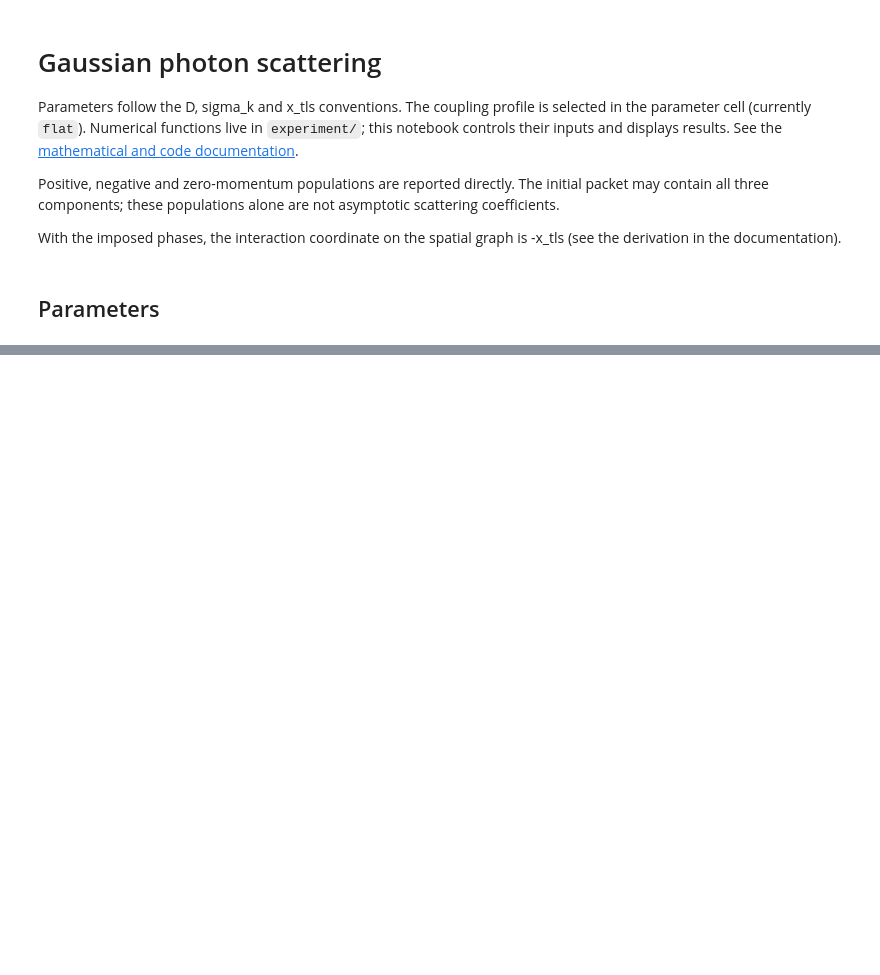
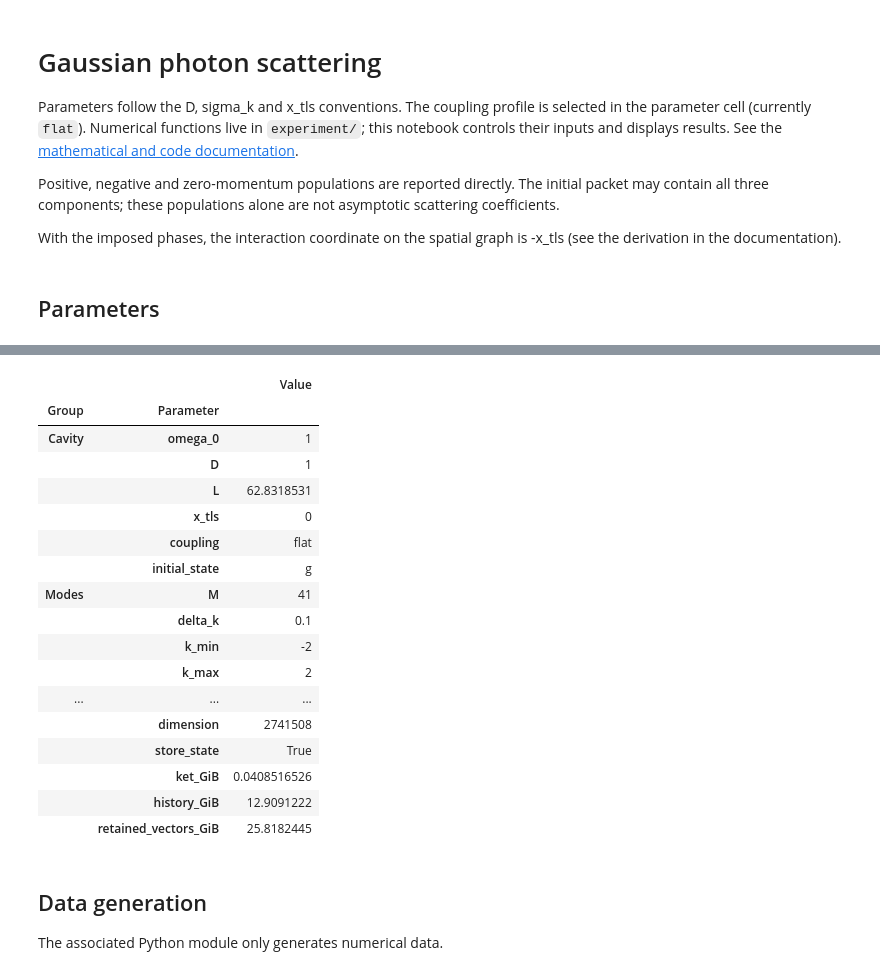
Before and after one commit to oriolpug/rabi-truncation, a Jupyter notebook: notebooks/scattering.ipynb, the cells around one changed output, grey strips where cells are left out. Cells and saved outputs as stored; diff of their text form; code cells hidden in the pictures; blank space fills up the shorter version.

```diff
--- a/notebooks/scattering.ipynb
+++ b/notebooks/scattering.ipynb
@@ -36,7 +53,7 @@ from experiment.scattering import run_scattering, plot_scattering
 CTRL_M_EXPLICIT = False
 M = 5                         # Must be odd; k=0 is included.
 
-cutoffs = {'ir_cutoff': 0.0, 'uv_cutoff': 3.0}  # Used only when control is False.
+cutoffs = {'ir_cutoff': 0.0, 'uv_cutoff': 2.0}  # Used only when control is False.
 
 param_atom = {'omega_0': 1.0,
               'D': 1.0,
@@ -53,10 +70,13 @@ param_photon = {'k_0': 1.0,
                 'alpha': 1.0}
 
 param_time_evol = {'T': 10*np.pi, 'dt': 0.1, 'rtol': 1e-9, 'atol': 1e-11}
-n_max = 2
+n_max = 5
 truncation = 'full+totalcap'
-RWA = True
+RWA = False
 
 config = ExperimentConfig(param_photon, param_atom, param_time_evol, cutoffs,
-                          n_max=n_max, truncation=truncation, RWA=RWA,
-                          CTRL_M_EXPLICIT=CTRL_M_EXPLICIT, M=M)
+                          n_max=n_max,
+                          truncation=truncation,
+                          RWA=RWA,
+                          CTRL_M_EXPLICIT=CTRL_M_EXPLICIT,
+                          M=M)
@@ -102,0 +87,26 @@ display(observable_summary)
+# %%
+estimate = estimate_config(config)
+display(estimate)
+# %% [output]
+|  |  | Value |
+| Group | Parameter |  |
+| Cavity | omega_0 | 1 |
+|  | D | 1 |
+|  | L | 62.8318531 |
+|  | x_tls | 0 |
+|  | coupling | flat |
+|  | initial_state | g |
+| Modes | M | 41 |
+|  | delta_k | 0.1 |
+|  | k_min | -2 |
+|  | k_max | 2 |
+| ... | ... | ... |
+|  | dimension | 2741508 |
+|  | store_state | True |
+|  | ket_GiB | 0.0408516526 |
+|  | history_GiB | 12.9091222 |
+|  | retained_vectors_GiB | 25.8182445 |
+# %% [markdown]
+## Data generation
+
+The associated Python module only generates numerical data.
```
Also changed, not shown: parts of 15 cells of this notebook, 20 other files.
